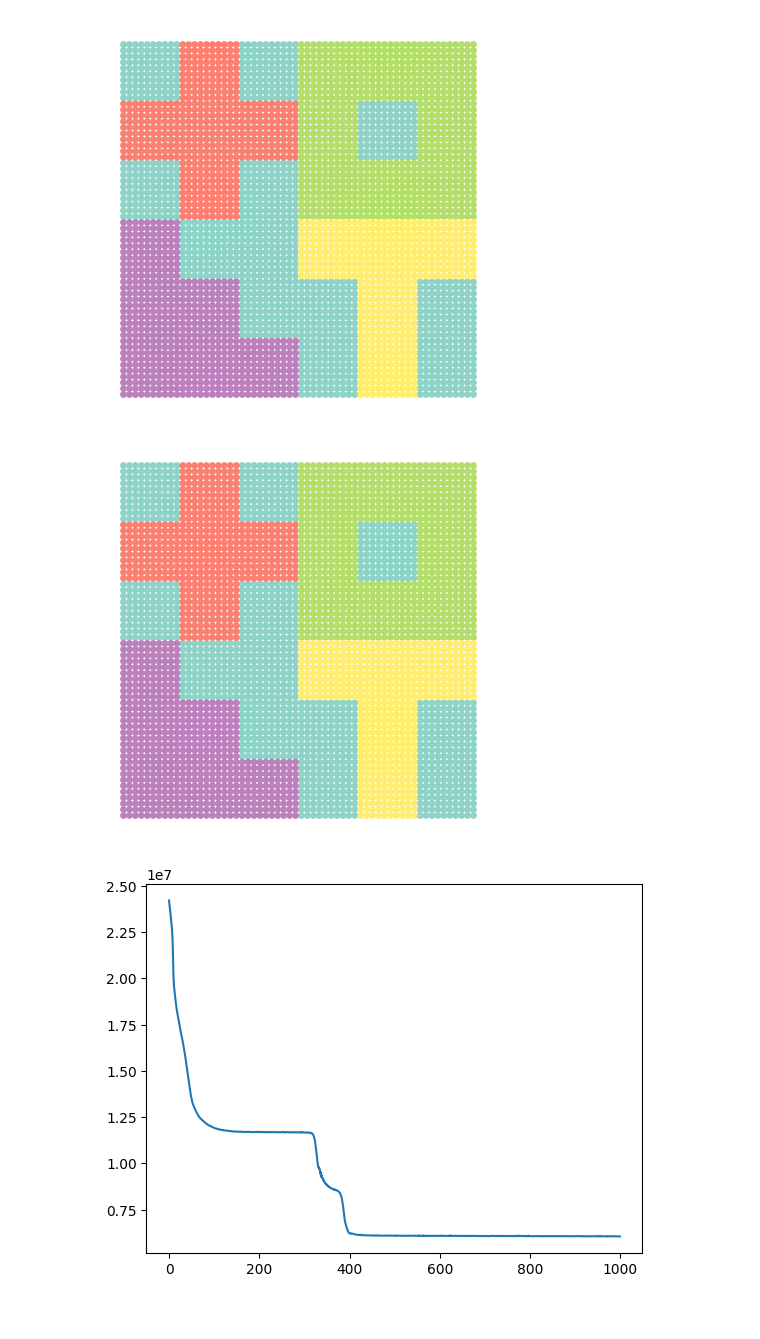
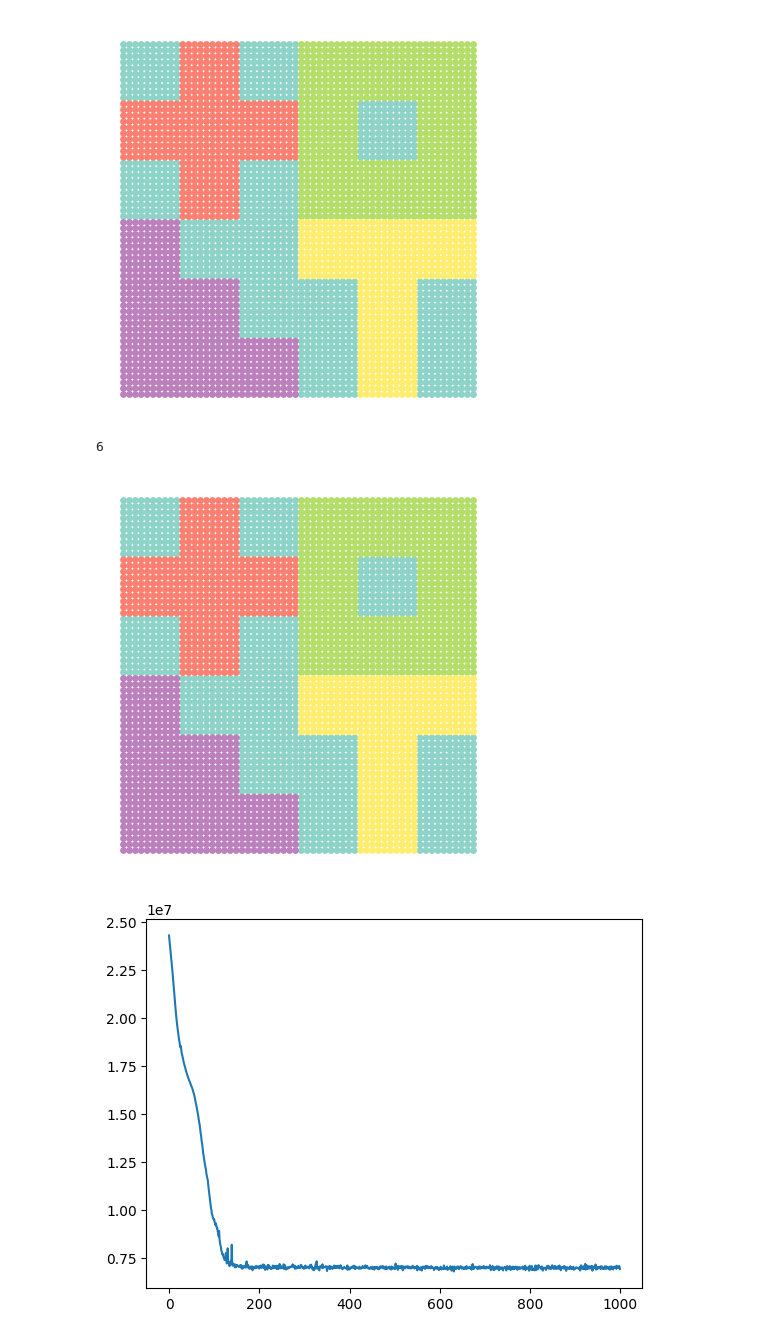
Before and after one commit to craigfouts/asterism, a Jupyter notebook: notebooks/sandbox.ipynb, the cells around one changed output. Saved outputs shown, nothing was run; the diff lists cells and outputs as text; code cells hidden in the pictures.

Commit message:
Implemented consistent RSB model with inferred number of topics

```diff
--- a/notebooks/sandbox.ipynb
+++ b/notebooks/sandbox.ipynb
@@ -47,14 +47,14 @@ class RSB(Asterism, nn.Module):
         self.optim = optim
 
         self._n_steps = 100
+        self.topic_log_ = []
 
     def _build(self, X, fit_rate=1e-2, batch_size=128, shuffle=True):
         self._batch_size, in_channels = batch_size, X.shape[-1]
         self._loader = DataLoader(X, self._batch_size, shuffle)
         self._encoder = Encoder(in_channels, *self.channels, act_layer='prelu')
-        self._dt_model, self._dirichlet = RNN(self.channels[-1]), Dirichlet()
-        self._tw_model, self._softmax = RNN(self.channels[-1]), nn.Softmax(-1)
-        self._decoder = MLP(self.channels[-1], in_channels)
+        self._dt_model, self._tw_model = RNN(self.channels[-1]), RNN(self.channels[-1])
+        self._decoder, self._softmax = MLP(self.channels[-1], in_channels), nn.Softmax(-1)
         self._optim = OPTIM[self.optim](self.parameters(), lr=fit_rate)
         self.train()
 
@@ -75,8 +75,13 @@ class RSB(Asterism, nn.Module):
 
     def _evaluate(self, X):
         z, kld = self._encoder(X, return_kld=True)
-        X_ = self._generate(z)
-        loss = .5*(X_ - X).square().sum() + self.kld_scale*kld
+        Xk, XK = self._generate(z, self.n_topics_ - 1), self._generate(z)
+        lossk, lossK = .5*(Xk - X).square().sum(-1), .5*(XK - X).square().sum(-1)
+
+        if (lossk - lossK).sum()/lossK.sum() > .2:
+            self.n_topics_ += 1
+
+        loss = lossK.sum() + self.kld_scale*kld
 
         return loss
 
@@ -90,6 +95,7 @@ class RSB(Asterism, nn.Module):
 
         self._optim.step()
         self._optim.zero_grad()
+        self.topic_log_.append(self.n_topics_)
 
         return loss
 
@@ -97,8 +103,9 @@ class RSB(Asterism, nn.Module):
         if eval:
             self.eval()
 
-        z, dt_props = self._encoder(X), self._dt_model(self.n_topics_)
-        topics = self._softmax(z@dt_props.T).argmax(-1).detach()
+        # z, dt_props = self._encoder(X), self._dt_model(self.n_topics_)
+        # topics = self._softmax(z@dt_props.T).argmax(-1).detach()
+        topics = (X@self._generate().T).argmax(-1).detach()
 
         return topics
 # %%
@@ -106,12 +113,16 @@ data, labels = make_dataset(return_tensor=True)
 show_dataset(data, labels)
 # %% [output]
 [figure]
+# %%
+model.n_topics_
+# %% [output]
+6
 # %%
-model = RSB(5)
+model = RSB(2)
 topics = model.fit_predict(data[:, 3:], n_steps=1000, fit_rate=1e-2)
 show_dataset(data, topics)
 plt.plot(range(len(model.log_)), model.log_)
 plt.show()
 # %% [output]
 [figure]
-[figure, old version]
+[figure, new version]
```
Also changed, not shown: parts of 3 cells of this notebook.
